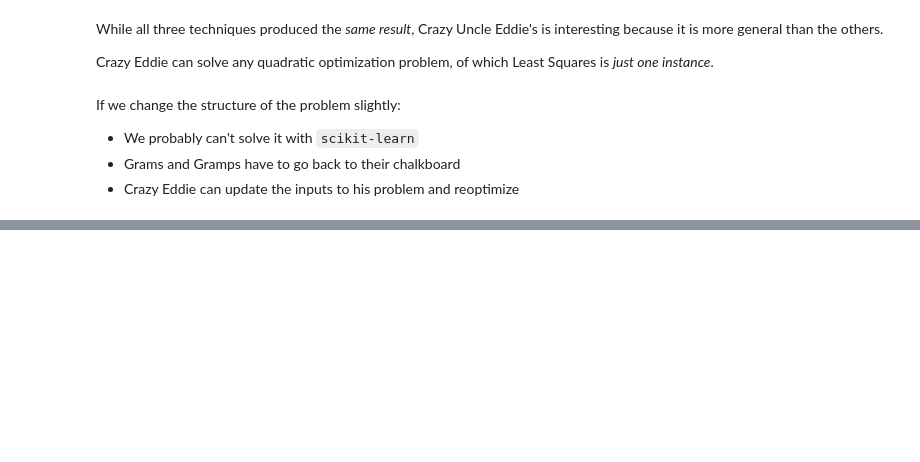
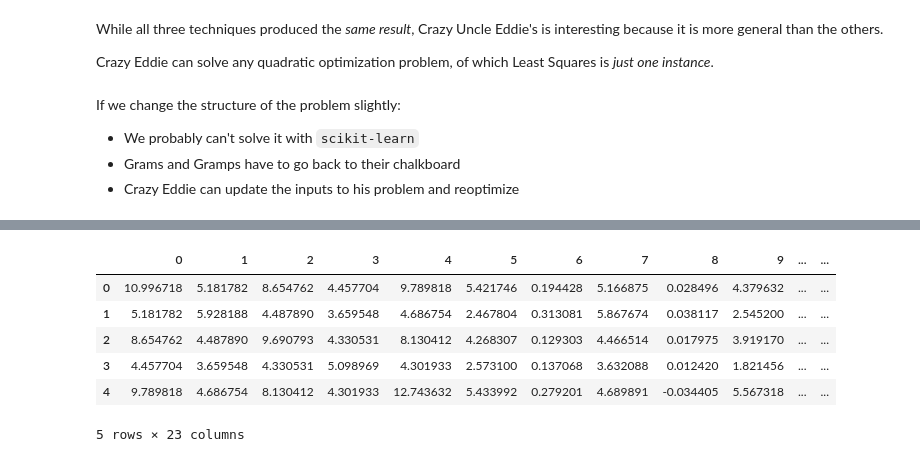
Before and after one commit to ryanjoneil/talks, a Jupyter notebook: 2017/03/data-science-dc/practical-optimization-for-stats-nerds.ipynb, the cells around one changed output, grey strips where cells are left out. Cells and saved outputs as stored; diff of their text form; code cells hidden in the pictures; blank space fills up the shorter version.

```diff
--- a/2017/03/data-science-dc/practical-optimization-for-stats-nerds.ipynb
+++ b/2017/03/data-science-dc/practical-optimization-for-stats-nerds.ipynb
@@ -195,0 +267,11 @@ If we change the structure of the problem slightly:
+# %%
+returns_cov = pd.read_csv('portfolio-optimization/currency-covariance.csv', header=None)
+returns_cov.head()
+# %% [output]
+|  | 0 | 1 | 2 | 3 | 4 | 5 | 6 | 7 | 8 | 9 | ... | ... |
+| 0 | 10.996718 | 5.181782 | 8.654762 | 4.457704 | 9.789818 | 5.421746 | 0.194428 | 5.166875 | 0.028496 | 4.379632 | ... | ... |
+| 1 | 5.181782 | 5.928188 | 4.487890 | 3.659548 | 4.686754 | 2.467804 | 0.313081 | 5.867674 | 0.038117 | 2.545200 | ... | ... |
+| 2 | 8.654762 | 4.487890 | 9.690793 | 4.330531 | 8.130412 | 4.268307 | 0.129303 | 4.466514 | 0.017975 | 3.919170 | ... | ... |
+| 3 | 4.457704 | 3.659548 | 4.330531 | 5.098969 | 4.301933 | 2.573100 | 0.137068 | 3.632088 | 0.012420 | 1.821456 | ... | ... |
+| 4 | 9.789818 | 4.686754 | 8.130412 | 4.301933 | 12.743632 | 5.433992 | 0.279201 | 4.689891 | -0.034405 | 5.567318 | ... | ... |
+5 rows × 23 columns
```
Also changed, not shown: parts of 14 cells of this notebook, 6 other files.
